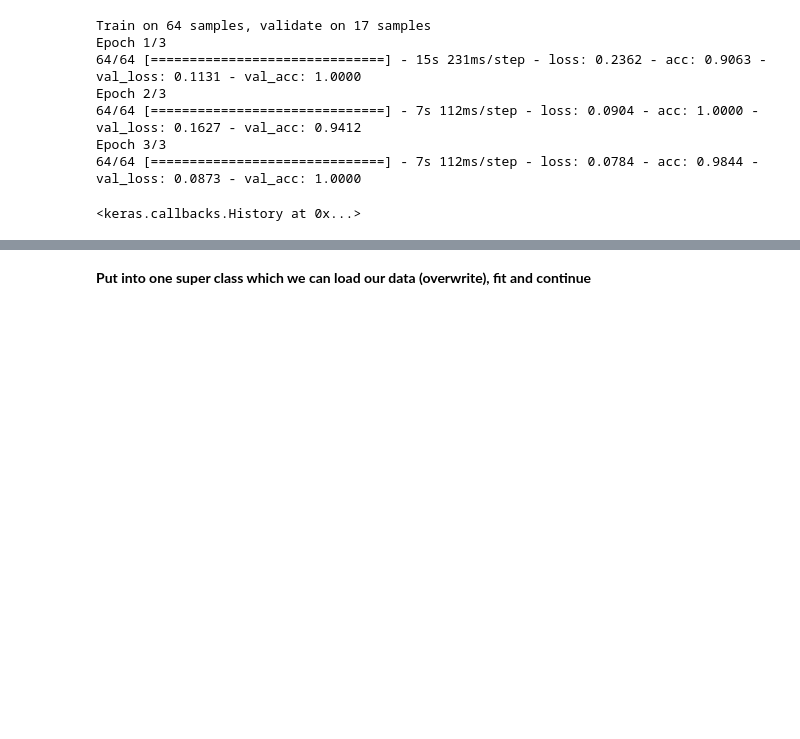
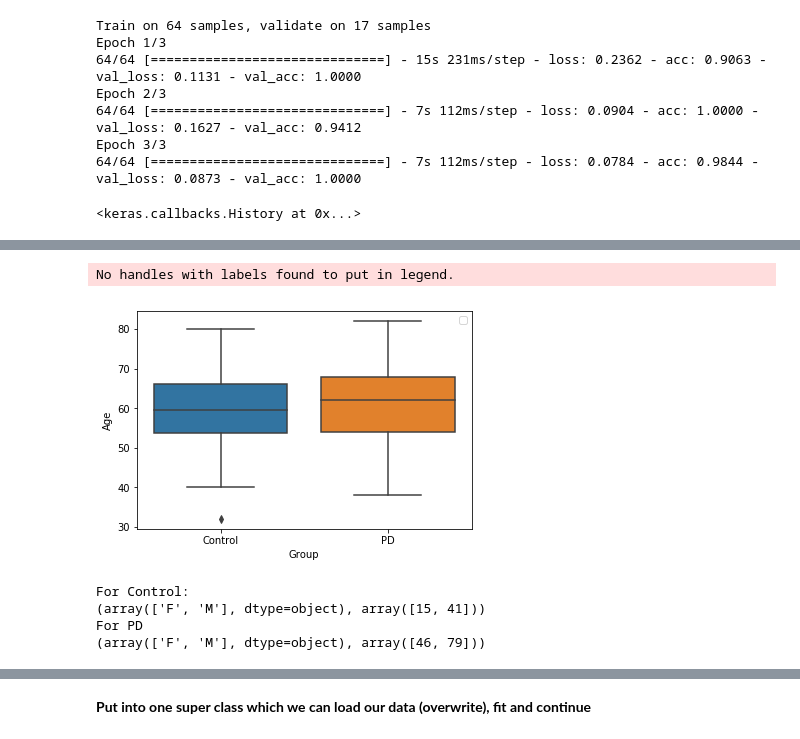
Before and after one commit to StevenVuong/MSc_Project, a Jupyter notebook: p3.ipynb, the cells around one changed output, grey strips where cells are left out. Cells and saved outputs as stored; diff of their text form; code cells hidden in the pictures; blank space fills up the shorter version.

```diff
--- a/p3.ipynb
+++ b/p3.ipynb
@@ -174,0 +249,21 @@ Next Steps:
+# %%
+# some boxplots
+sns.boxplot(x="Group", y="Age", data=patient_df)
+plt.legend()
+plt.xticks([0, 1], ['Control', 'PD'])
+
+plt.show()
+# %% [output]
+No handles with labels found to put in legend.
+[figure, added]
+# %%
+## Gender Distributions
+print ("For Control:")
+print (np.unique(df_control.Sex.values, return_counts=True))
+print ("For PD")
+print (np.unique(df_pd.Sex.values, return_counts=True)) # very visible from results males are more likely to get pd..
+# %% [output]
+For Control:
+(array(['F', 'M'], dtype=object), array([15, 41]))
+For PD
+(array(['F', 'M'], dtype=object), array([46, 79]))
```
Also changed, not shown: parts of 19 cells of this notebook.
